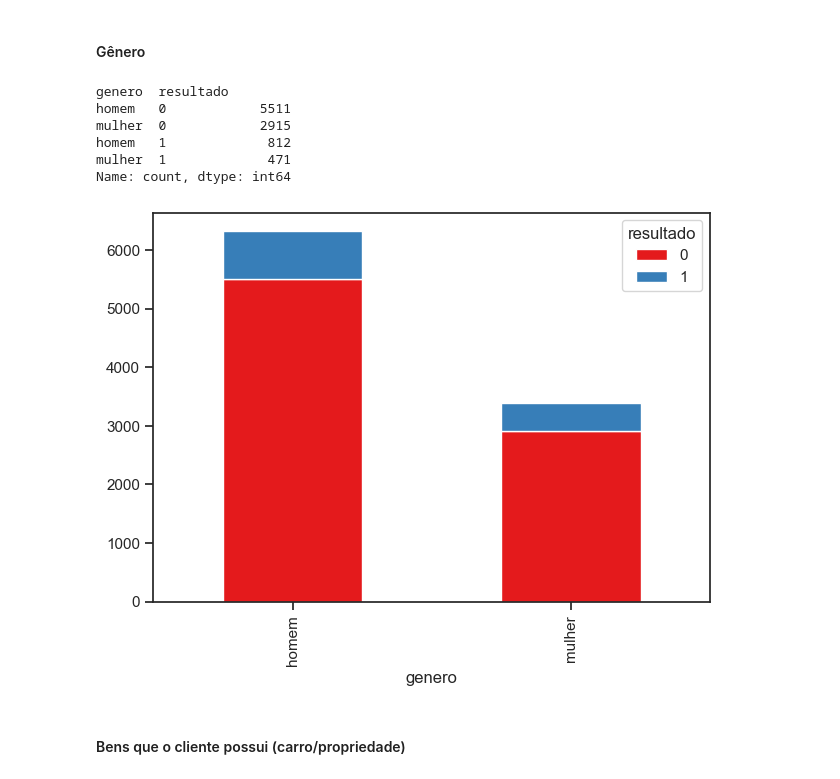
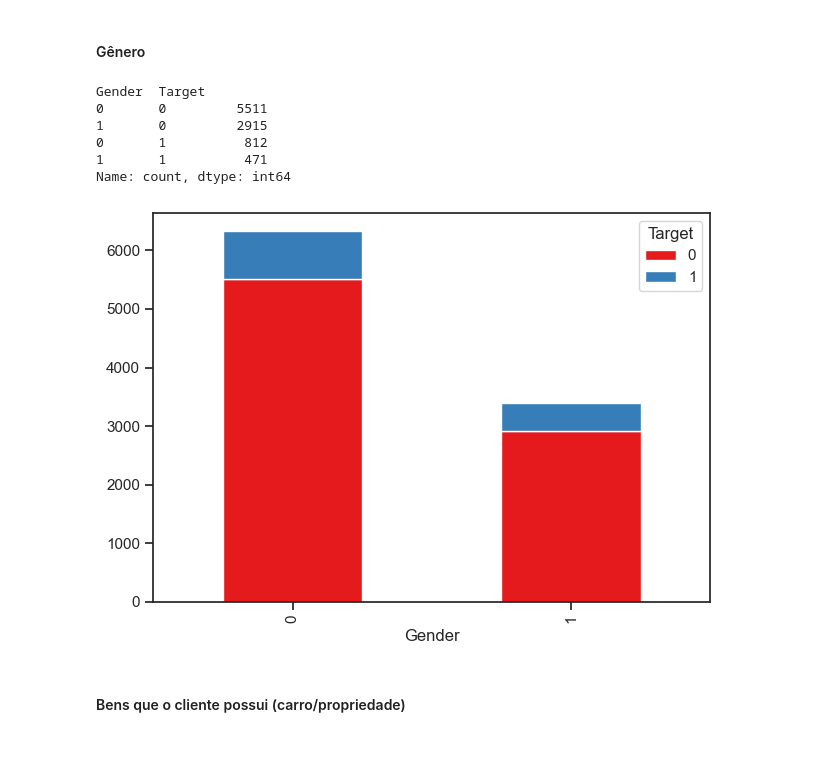
Before and after one commit to vitorrobertogq/Credit_Card_EDA_Model, a Jupyter notebook: notebook.ipynb, the cells around one changed output. Drawn from its saved outputs; the diff is of its cells as text; code cells hidden in the pictures; blank space fills up the shorter version.

```diff
--- a/notebook.ipynb
+++ b/notebook.ipynb
@@ -65,29 +76,3 @@ data.describe()
 | max | 5.150479e+06 | 1.000000 | 1.000000 | 1.000000 | 1.000000 | 1.000000 | 1.000000 | 1.000000 | 19.000000 | ... |
 # %% [markdown]
 ### Ajustes para análise
-# %%
-#Ajustes dos nomes das colunas
-data.columns = [
-    'id',
-    'genero',
-    'tem_carro',
-    'tem_propriedade',
-    'tem_telefone_de_trabalho',
-    'tem_telefone',
-    'tem_email',
-    'sem_emprego',
-    'num_filhos',
-    'num_familia',
-    'idade_da_conta',
-    'renda_total',
-    'idade',
-    'tempo_de_trabalho',
-    'tipo_de_renda',
-    'educacao',
-    'estado_civil',
-    'moradia',
-    'cargo',
-    'resultado'
-]
-
-data.head()
@@ -101,10 +79,10 @@ data.head()
 # %%
 #Ajustes para idades ficarem no formato inteiro
-data['idade'] =  data['idade'].astype(int)
+data['Age'] =  data['Age'].astype(int)
 #Asssim como tempo de trabalho
-data['tempo_de_trabalho'] = data['tempo_de_trabalho'].astype(int)
+data['Years_employed'] = data['Years_employed'].astype(int)
+
+data = data.drop('ID', axis=1)
-# %%
-data['genero'] = data['genero'].map({0:'homem',1:'mulher'})
 # %% [markdown]
 ## Análise exploratória de dados (EDA)
 # %% [markdown]
@@ -113,25 +91,25 @@ data['genero'] = data['genero'].map({0:'homem',1:'mulher'})
 #### Gênero
 # %%
 # Agrupar e contar os dados
-divisao_genero_resultado = data.groupby(['genero', 'resultado']).size().unstack()
+divisao_genero_resultado = data.groupby(['Gender','Target']).size().unstack()
 divisao_genero_resultado.plot(kind='bar', stacked=True)
 
-print(data[['genero','resultado']].value_counts())
+print(data[['Gender','Target']].value_counts())
 
 #Percentual de homens elegíveis = 812/5511+812 -> 812/6323 -> 12,8%
 #Percentual de mulheres elegíveis = 471/2915+471 -> 471/3386 -> 13,9%
 
 #O percentual não parece diferir muito de homens para mulheres, assim, percebe-se que não
 #é um fator decisivo.
 
 plt.show()
 # %% [output]
-genero  resultado
-homem   0            5511
-mulher  0            2915
-homem   1             812
-mulher  1             471
+Gender  Target
+0       0         5511
+1       0         2915
+0       1          812
+1       1          471
 Name: count, dtype: int64
-[figure, old version]
+[figure, new version]
 # %% [markdown]
 #### Bens que o cliente possui (carro/propriedade)
```
Also changed, not shown: parts of 34 cells of this notebook, 7 other files.
